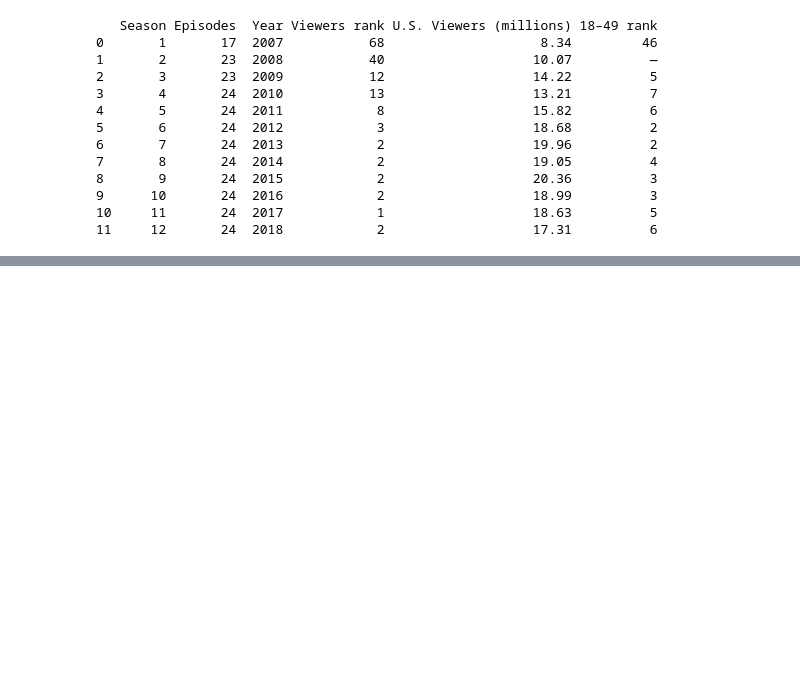
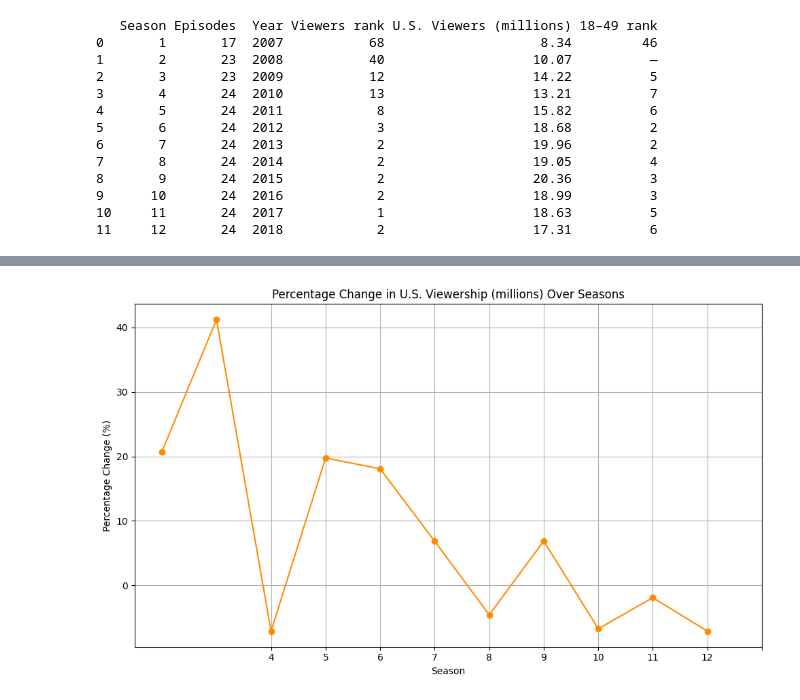
Before and after one commit to gizemguleli/The-Big-Bang-Theory-Report--RR, a Jupyter notebook: The Big Bang Theory.ipynb, the cells around one changed output, grey strips where cells are left out. Saved outputs shown, nothing was run; the diff lists cells and outputs as text; code cells hidden in the pictures; blank space fills up the shorter version.

```diff
--- a/The Big Bang Theory.ipynb
+++ b/The Big Bang Theory.ipynb
@@ -96,0 +203,20 @@ plt.show()
+# %%
+# Calculate percentage changes in viewership
+df['Viewership Change (%)'] = df['U.S. Viewers (millions)'].pct_change() * 100
+
+# Plot the percentage change data
+plt.figure(figsize=(10, 6))
+plt.plot(seasons[1:], df['Viewership Change (%)'][1:], marker='o', color='darkorange', linestyle='-')
+
+# Add labels and title
+plt.title('Percentage Change in U.S. Viewership (millions) Over Seasons')
+plt.xlabel('Season')
+plt.ylabel('Percentage Change (%)')
+
+# Show the plot
+plt.grid(True)
+plt.xticks(range(2, len(seasons)))
+plt.tight_layout()
+plt.show()
+# %% [output]
+[figure, added]
```
Also changed, not shown: parts of 12 cells of this notebook.
